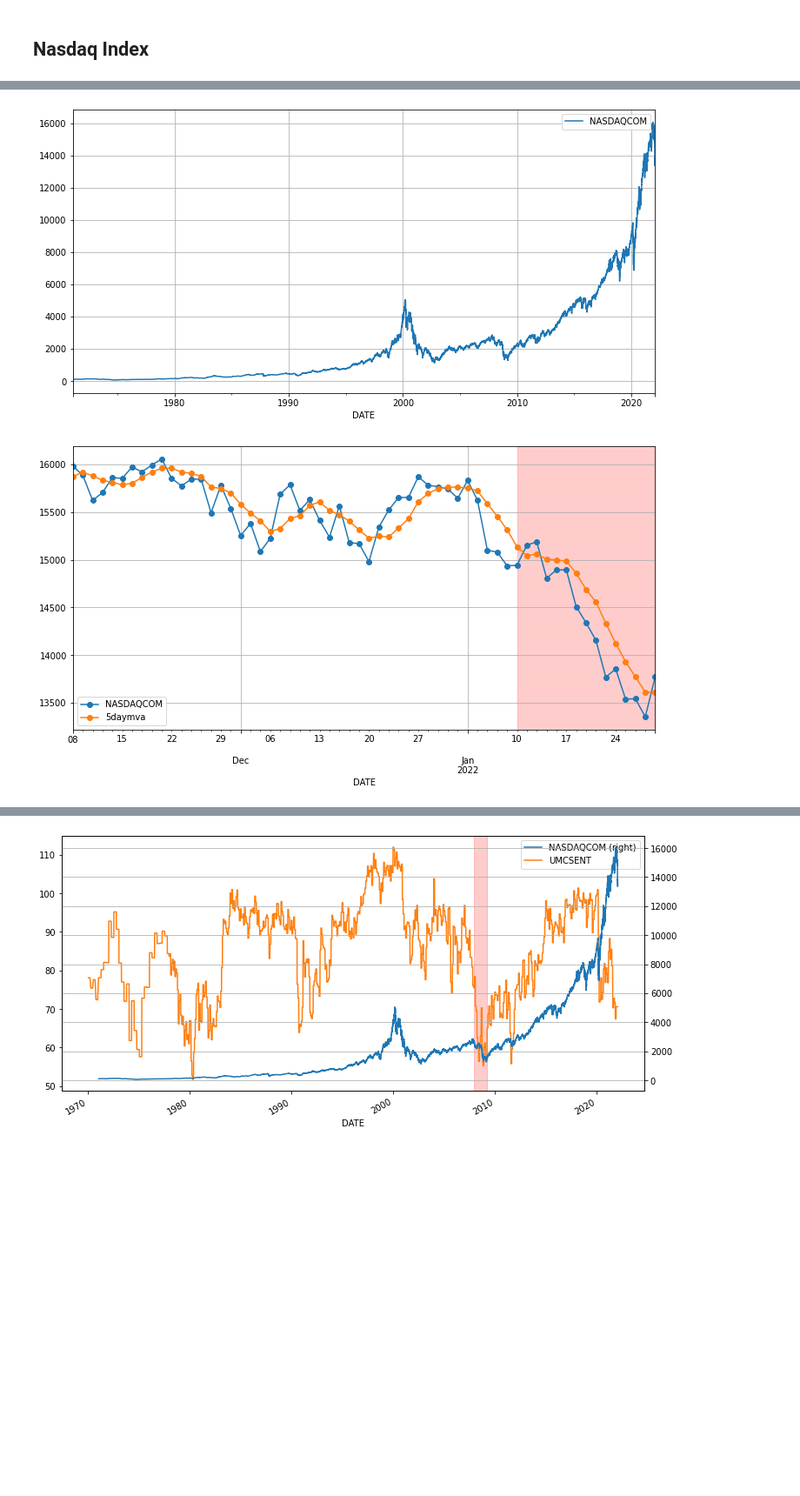
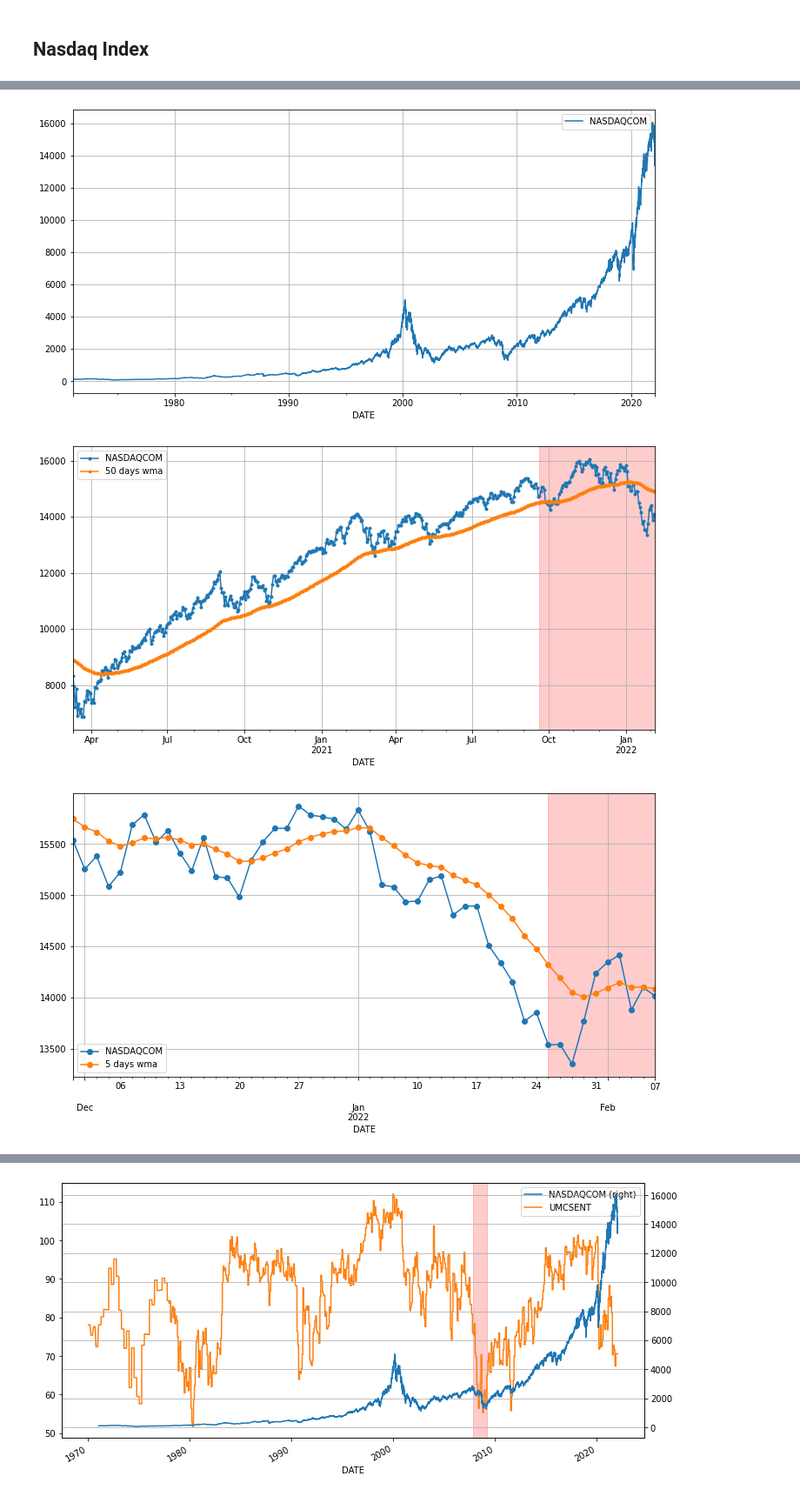
Before and after one commit to kimdesok/FinanceDataReader, a Jupyter notebook: EconomyLeadingIndex.ipynb, the cells around one changed output, grey strips where cells are left out. Shown at 87% size. Cells and saved outputs as stored; diff of their text form; code cells hidden in the pictures; blank space fills up the shorter version.

Commit message:
Added 5 day average

```diff
--- a/EconomyLeadingIndex.ipynb
+++ b/EconomyLeadingIndex.ipynb
@@ -39,16 +39,33 @@ df = fdr.DataReader('NASDAQCOM', data_source='fred')
 df.plot()
 #print(df.tail())
 
-#add 5 day moving average
 #df.info()
-df['5daymva'] = df.rolling(5).mean()
+
+#add 50 day moving average
+sf = df.copy()
+sf['50 days wma'] = sf.ewm(50).mean()
+
+#setting dates
+start_date = sf.index[-500]
+end_date = sf.index[-1]
+highlight_date = sf.index[-100]
+print('Displaying from ' + str(start_date) + ' to ' + str(end_date))
 
 #highlight recent data
-start_date = df.index[-60]
+
+ax = sf[start_date:].plot(marker='.')
+ax = ax.axvspan(highlight_date, end_date, color='red', alpha=0.2)
+
+
+#add 5 day moving average
+df['5 days wma'] = df.ewm(5).mean()
+
+#highlight recent data
+start_date = df.index[-50]
 end_date = df.index[-1]
-highlight_date = df.index[-15]
+highlight_date = df.index[-10]
+print('Displaying from ' + str(start_date) + ' to ' + str(end_date))
 
 ax = df[start_date:].plot(marker='o')
 ax = ax.axvspan(highlight_date, end_date, color='red', alpha=0.2)
-print('Displaying from ' + str(start_date) + ' to ' + str(end_date))
 # %% [output]
@@ -63,4 +74,5 @@ Displaying from 2021-11-08 00:00:00 to 2022-01-28 00:00:00
 [figure]
-[figure, old version]
+[figure, new version]
+[figure, added]
 # %% [markdown]
 ##Initial Claims Seasonally Adjusted(ICSA)
```
Also changed, not shown: parts of 14 cells of this notebook.
